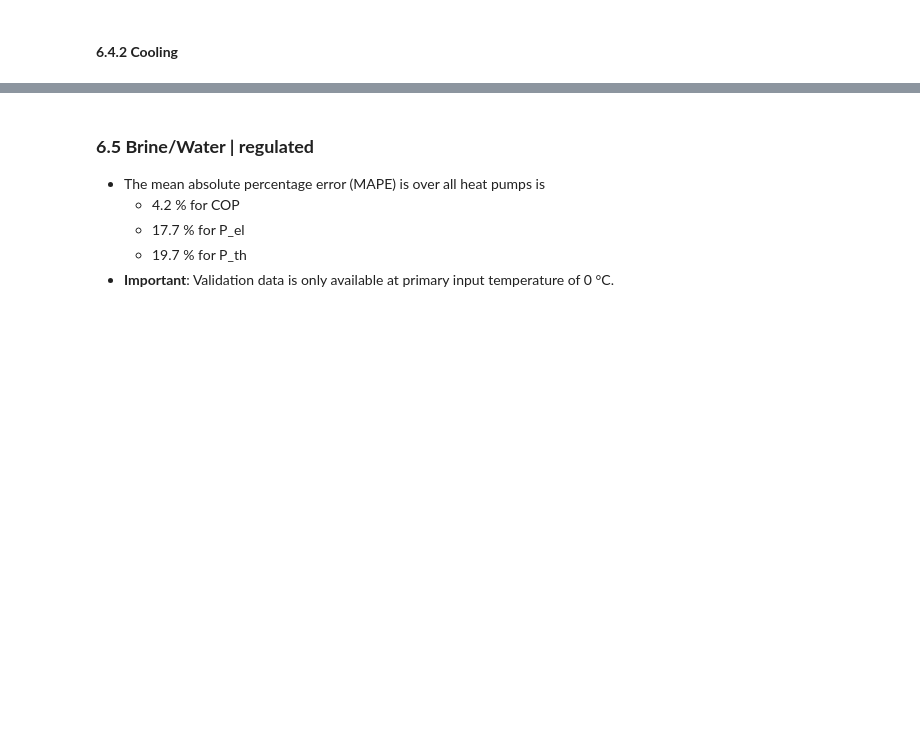
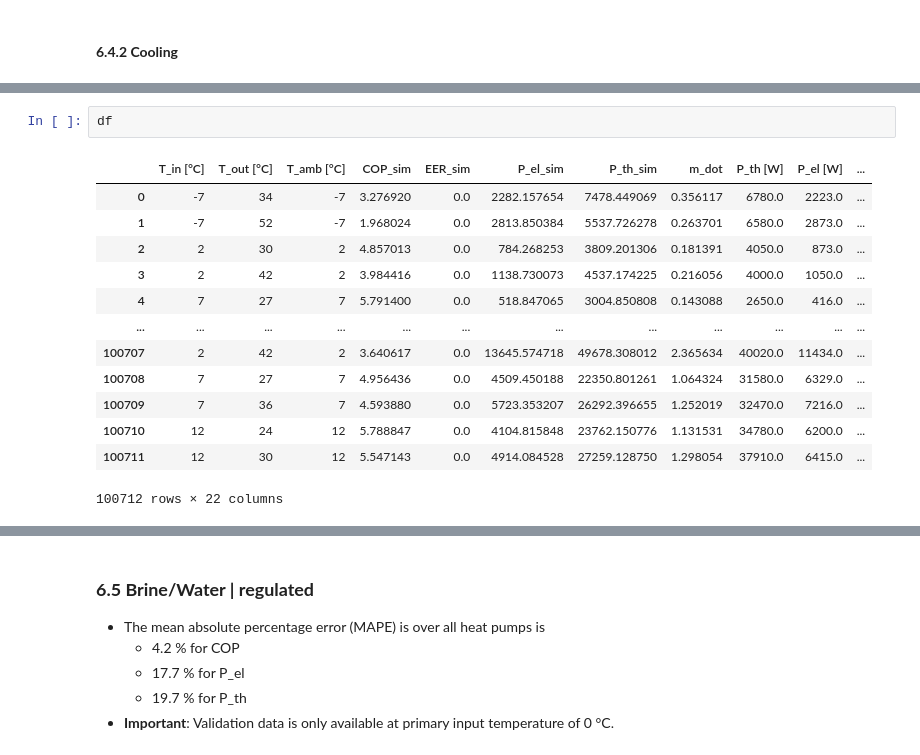
Before and after one commit to FZJ-IEK3-VSA/hplib, a Jupyter notebook: notebooks/documentation.ipynb, the cells around one changed output, grey strips where cells are left out. Drawn from its saved outputs; the diff is of its cells as text; blank space fills up the shorter version.

```diff
--- a/notebooks/documentation.ipynb
+++ b/notebooks/documentation.ipynb
@@ -630 +632,17 @@ FileNotFoundError: [Errno 2] Datei oder Verzeichnis nicht gefunden: '../output/d
+# %%
+df
+# %% [output]
+|  | T_in [°C] | T_out [°C] | T_amb [°C] | COP_sim | EER_sim | P_el_sim | P_th_sim | m_dot | P_th [W] | P_el [W] | ... |
+| 0 | -7 | 34 | -7 | 3.276920 | 0.0 | 2282.157654 | 7478.449069 | 0.356117 | 6780.0 | 2223.0 | ... |
+| 1 | -7 | 52 | -7 | 1.968024 | 0.0 | 2813.850384 | 5537.726278 | 0.263701 | 6580.0 | 2873.0 | ... |
+| 2 | 2 | 30 | 2 | 4.857013 | 0.0 | 784.268253 | 3809.201306 | 0.181391 | 4050.0 | 873.0 | ... |
+| 3 | 2 | 42 | 2 | 3.984416 | 0.0 | 1138.730073 | 4537.174225 | 0.216056 | 4000.0 | 1050.0 | ... |
+| 4 | 7 | 27 | 7 | 5.791400 | 0.0 | 518.847065 | 3004.850808 | 0.143088 | 2650.0 | 416.0 | ... |
+| ... | ... | ... | ... | ... | ... | ... | ... | ... | ... | ... | ... |
+| 100707 | 2 | 42 | 2 | 3.640617 | 0.0 | 13645.574718 | 49678.308012 | 2.365634 | 40020.0 | 11434.0 | ... |
+| 100708 | 7 | 27 | 7 | 4.956436 | 0.0 | 4509.450188 | 22350.801261 | 1.064324 | 31580.0 | 6329.0 | ... |
+| 100709 | 7 | 36 | 7 | 4.593880 | 0.0 | 5723.353207 | 26292.396655 | 1.252019 | 32470.0 | 7216.0 | ... |
+| 100710 | 12 | 24 | 12 | 5.788847 | 0.0 | 4104.815848 | 23762.150776 | 1.131531 | 34780.0 | 6200.0 | ... |
+| 100711 | 12 | 30 | 12 | 5.547143 | 0.0 | 4914.084528 | 27259.128750 | 1.298054 | 37910.0 | 6415.0 | ... |
+100712 rows × 22 columns
 # %%
```
Also changed, not shown: parts of 17 cells of this notebook.
